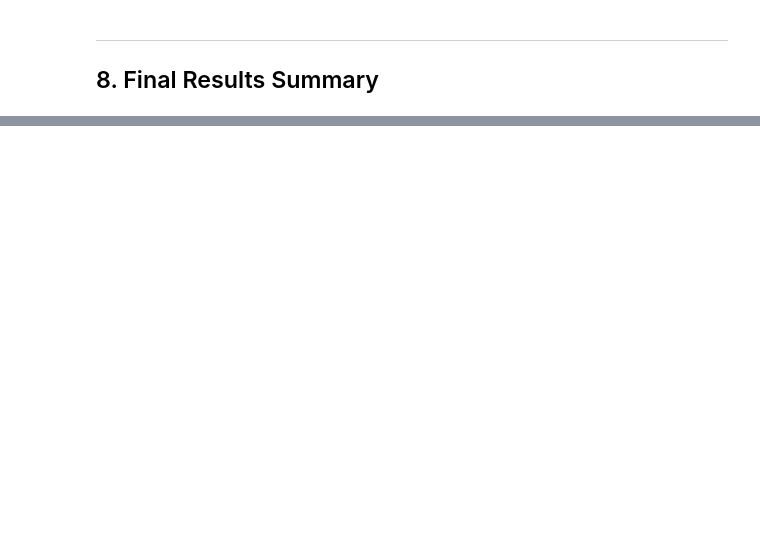
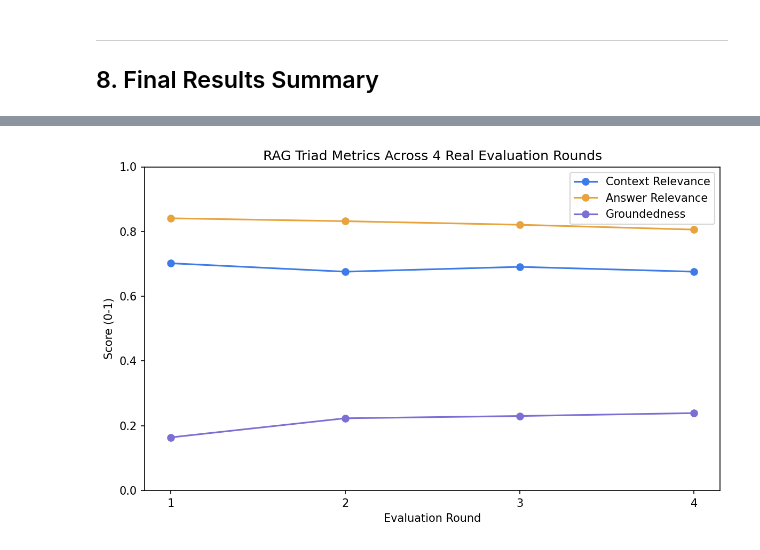
Before and after one commit to Pam-Pam29/WEMA-Women-s-Emergency-Medical-AI, a Jupyter notebook: evaluation/WEMA_Testing_and_Evaluation.ipynb, the cells around one changed output, grey strips where cells are left out. Drawn from its saved outputs; the diff is of its cells as text; code cells hidden in the pictures; blank space fills up the shorter version.

```diff
--- a/evaluation/WEMA_Testing_and_Evaluation.ipynb
+++ b/evaluation/WEMA_Testing_and_Evaluation.ipynb
@@ -962,0 +1148,22 @@ LLM Configuration Used in Production:
+# %%
+# --- Chart 4: RAG Triad metrics across 4 rounds ---
+triad_rounds = list(range(1, 5))
+groundedness = [0.164, 0.223, 0.230, 0.239]
+context_relevance = [0.702, 0.676, 0.691, 0.676]
+answer_relevance = [0.841, 0.832, 0.821, 0.806]
+
+fig, ax = plt.subplots(figsize=(8, 5))
+ax.plot(triad_rounds, context_relevance, marker="o", label="Context Relevance", color="#3d7ce8")
+ax.plot(triad_rounds, answer_relevance, marker="o", label="Answer Relevance", color="#e8a33d")
+ax.plot(triad_rounds, groundedness, marker="o", label="Groundedness", color="#7b6fd6")
+ax.set_xlabel("Evaluation Round")
+ax.set_ylabel("Score (0-1)")
+ax.set_title("RAG Triad Metrics Across 4 Real Evaluation Rounds")
+ax.set_xticks(triad_rounds)
+ax.set_ylim(0, 1)
+ax.legend()
+plt.tight_layout()
+plt.savefig("rag_triad_history.png", dpi=150)
+plt.show()
+# %% [output]
+[figure, added]
```
Also changed, not shown: parts of 43 cells of this notebook, 12 other files.
